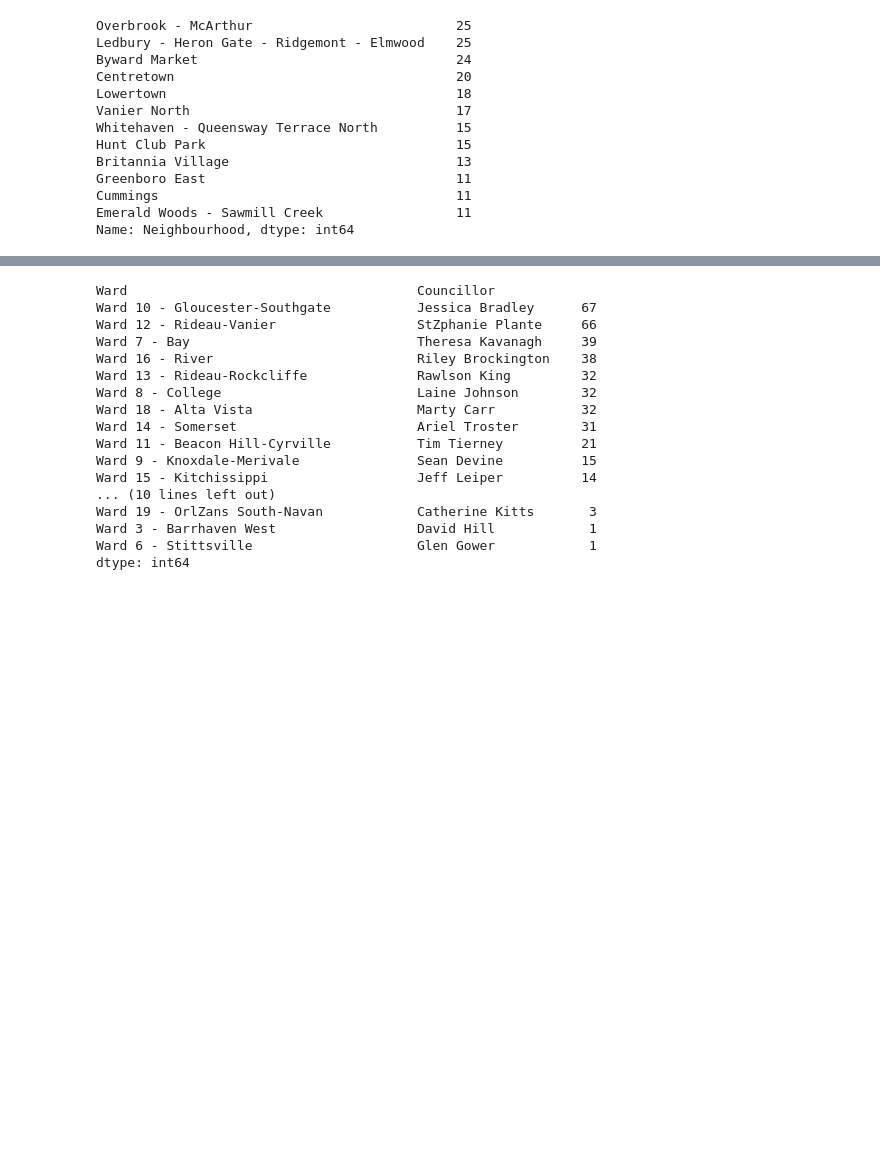
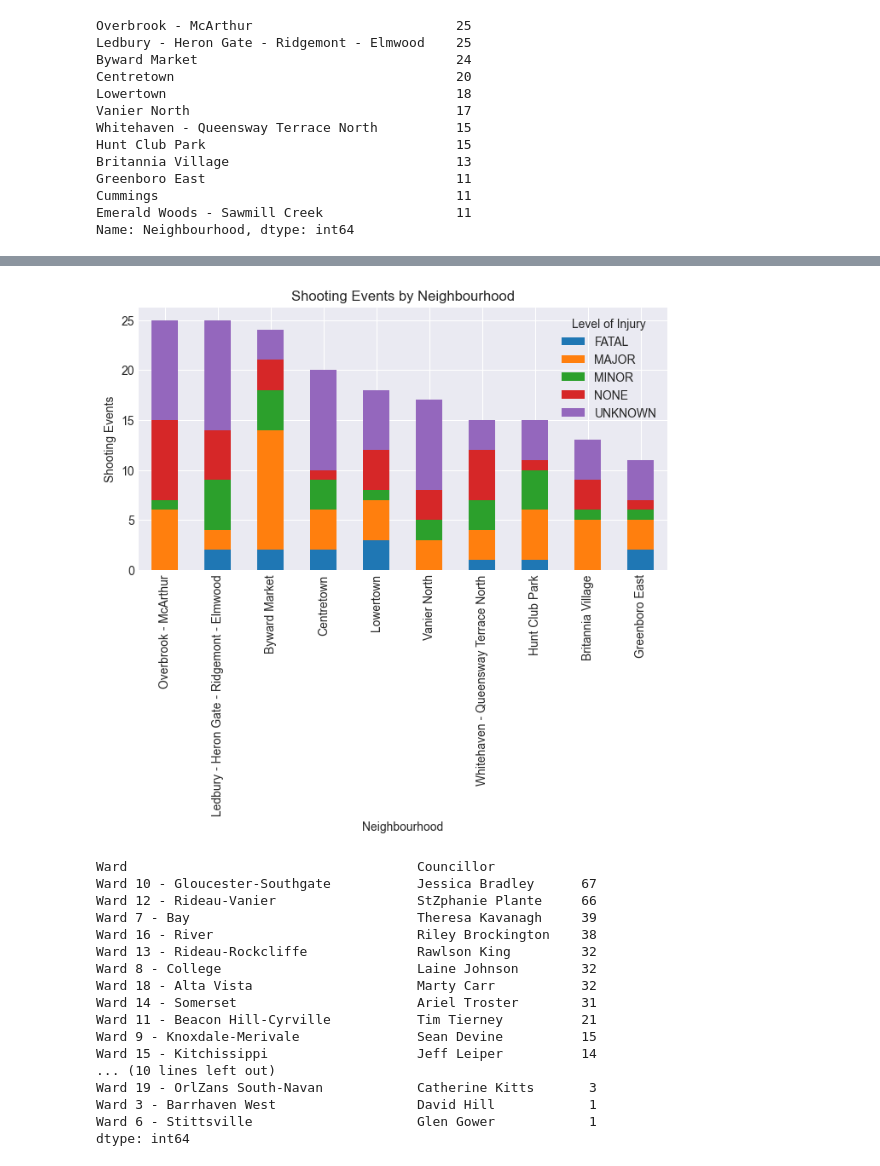
Before and after one commit to KodeXL/Ottawa-Shootings, a Jupyter notebook: SQL and Python/SQLCONNECTION.ipynb, the cells around one changed output, grey strips where cells are left out. Saved outputs shown, nothing was run; the diff lists cells and outputs as text; code cells hidden in the pictures; blank space fills up the shorter version.

```diff
--- a/SQL and Python/SQLCONNECTION.ipynb
+++ b/SQL and Python/SQLCONNECTION.ipynb
@@ -614,3 +711,14 @@ fig
+# %%
+# Plotting
+pivot_Top10N_Overall_df.plot(kind='bar', stacked=True, figsize = (8,4))
+plt.title(f'Shooting Events by Neighbourhood')
+plt.xlabel('Neighbourhood')
+plt.ylabel('Shooting Events')
+plt.legend(title='Level of Injury')
+#plt.xticks(rotation=-15)
+plt.show()
+# %% [output]
+[figure, added]
 # %%
 df[['Ward', 'Councillor']].value_counts().sort_values(ascending= False)
 # %% [output]
```
Also changed, not shown: parts of 41 cells of this notebook, 1 other file.
